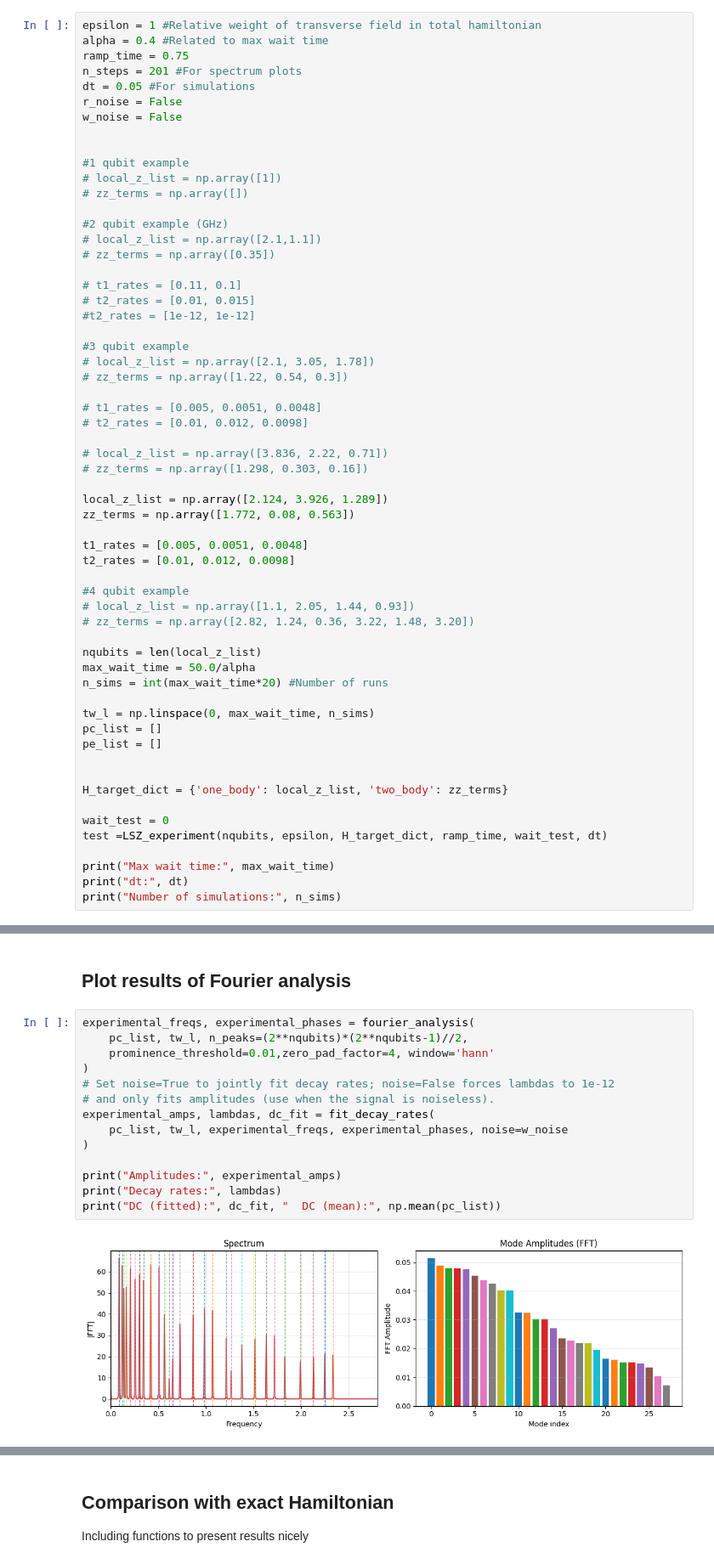
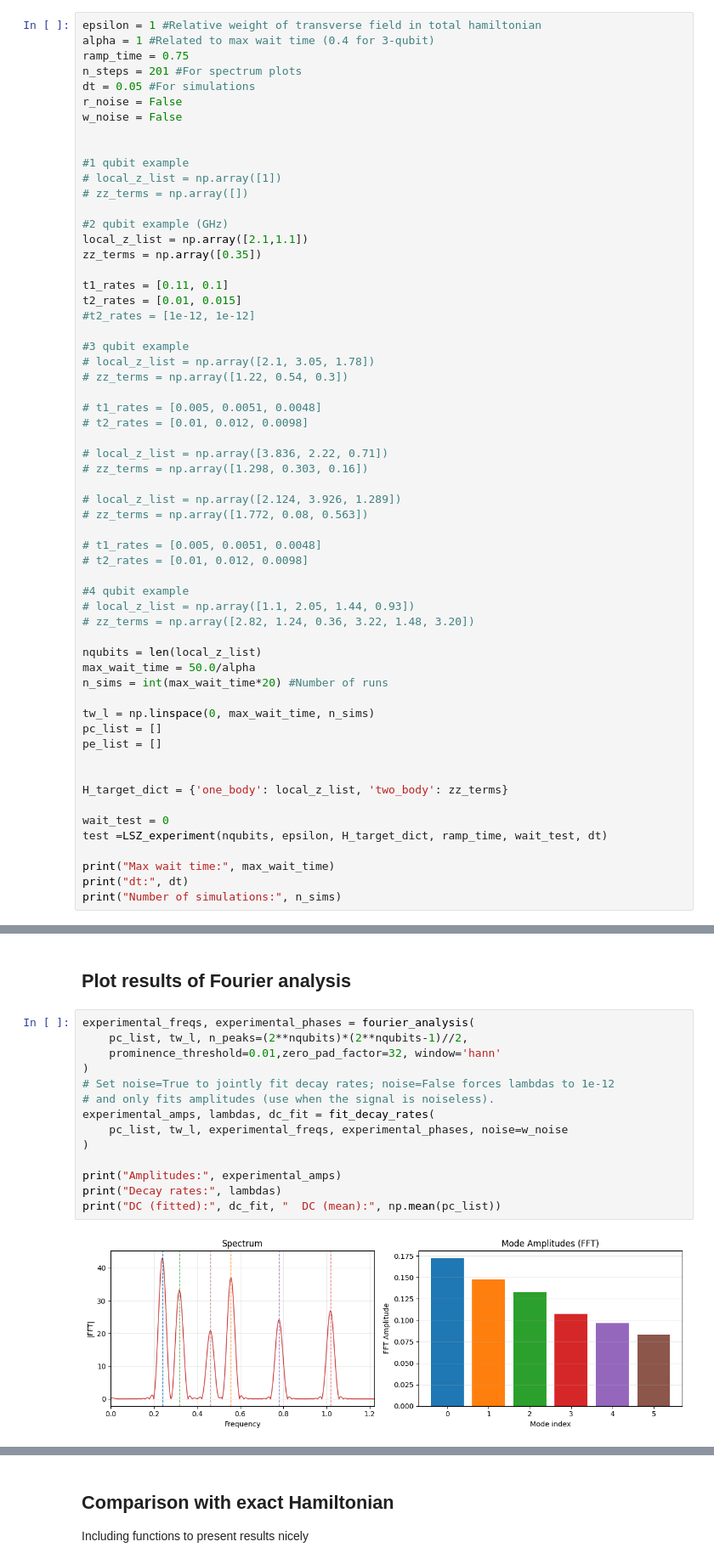
Before and after one commit to OsQarM/lsz_spectroscopy, a Jupyter notebook: notebooks/LSZ_experimental.ipynb, the cells around one changed output, grey strips where cells are left out. Shown at 85% size. Saved outputs shown, nothing was run; the diff lists cells and outputs as text.

```diff
--- a/notebooks/LSZ_experimental.ipynb
+++ b/notebooks/LSZ_experimental.ipynb
@@ -312,7 +313,7 @@ class LSZ_experiment():
 ## Define parameters of experiment
 # %%
 epsilon = 1 #Relative weight of transverse field in total hamiltonian
-alpha = 0.4 #Related to max wait time
+alpha = 1 #Related to max wait time (0.4 for 3-qubit)
 ramp_time = 0.75
 n_steps = 201 #For spectrum plots
 dt = 0.05 #For simulations
@@ -325,11 +326,11 @@ w_noise = False
 # zz_terms = np.array([])
 
 #2 qubit example (GHz)
-# local_z_list = np.array([2.1,1.1])
-# zz_terms = np.array([0.35])
+local_z_list = np.array([2.1,1.1])
+zz_terms = np.array([0.35])
 
-# t1_rates = [0.11, 0.1]
-# t2_rates = [0.01, 0.015]
+t1_rates = [0.11, 0.1]
+t2_rates = [0.01, 0.015]
 #t2_rates = [1e-12, 1e-12]
 
 #3 qubit example
@@ -342,11 +343,11 @@ w_noise = False
 # local_z_list = np.array([3.836, 2.22, 0.71])
 # zz_terms = np.array([1.298, 0.303, 0.16])
 
-local_z_list = np.array([2.124, 3.926, 1.289])
-zz_terms = np.array([1.772, 0.08, 0.563])
+# local_z_list = np.array([2.124, 3.926, 1.289])
+# zz_terms = np.array([1.772, 0.08, 0.563])
 
-t1_rates = [0.005, 0.0051, 0.0048]
-t2_rates = [0.01, 0.012, 0.0098]
+# t1_rates = [0.005, 0.0051, 0.0048]
+# t2_rates = [0.01, 0.012, 0.0098]
 
 #4 qubit example
 # local_z_list = np.array([1.1, 2.05, 1.44, 0.93])
@@ -615,18 +616,18 @@ def fit_decay_rates(pc_list, tw_l, freqs_detected, phases_detected, noise=True):
 # %%
 experimental_freqs, experimental_phases = fourier_analysis(
     pc_list, tw_l, n_peaks=(2**nqubits)*(2**nqubits-1)//2,
-    prominence_threshold=0.01,zero_pad_factor=4, window='hann'
+    prominence_threshold=0.01,zero_pad_factor=32, window='hann'
 )
 # Set noise=True to jointly fit decay rates; noise=False forces lambdas to 1e-12
 # and only fits amplitudes (use when the signal is noiseless).
 experimental_amps, lambdas, dc_fit = fit_decay_rates(
     pc_list, tw_l, experimental_freqs, experimental_phases, noise=w_noise
 )
 
 print("Amplitudes:", experimental_amps)
 print("Decay rates:", lambdas)
 print("DC (fitted):", dc_fit, "  DC (mean):", np.mean(pc_list))
 # %% [output]
-[figure, old version]
+[figure, new version]
   #       Frequency   Phase (rad)
 -----------------------------------
```
Also changed, not shown: parts of 13 cells of this notebook, 8 other files.
